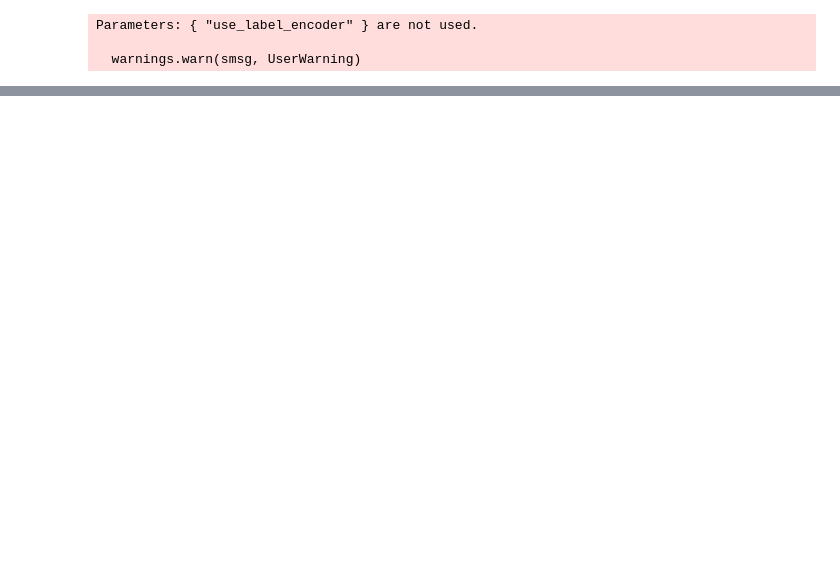
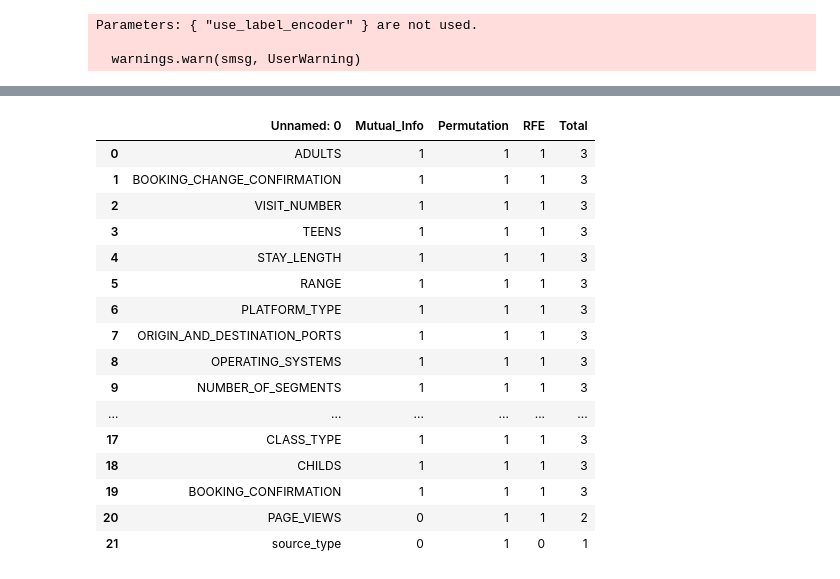
Before and after one commit to porimol/UB-LOT, a Jupyter notebook: feature_selection.ipynb, the cells around one changed output, grey strips where cells are left out. Saved outputs shown, nothing was run; the diff lists cells and outputs as text; code cells hidden in the pictures; blank space fills up the shorter version.

```diff
--- a/feature_selection.ipynb
+++ b/feature_selection.ipynb
@@ -541,0 +1125,21 @@ plot_normalized_feature_importance(feature_scores_dict)
+# %%
+df_features = pd.read_csv('Feature_Consensus_Table.csv')
+df_features
+# %% [output]
+|  | Unnamed: 0 | Mutual_Info | Permutation | RFE | Total |
+| 0 | ADULTS | 1 | 1 | 1 | 3 |
+| 1 | BOOKING_CHANGE_CONFIRMATION | 1 | 1 | 1 | 3 |
+| 2 | VISIT_NUMBER | 1 | 1 | 1 | 3 |
+| 3 | TEENS | 1 | 1 | 1 | 3 |
+| 4 | STAY_LENGTH | 1 | 1 | 1 | 3 |
+| 5 | RANGE | 1 | 1 | 1 | 3 |
+| 6 | PLATFORM_TYPE | 1 | 1 | 1 | 3 |
+| 7 | ORIGIN_AND_DESTINATION_PORTS | 1 | 1 | 1 | 3 |
+| 8 | OPERATING_SYSTEMS | 1 | 1 | 1 | 3 |
+| 9 | NUMBER_OF_SEGMENTS | 1 | 1 | 1 | 3 |
+| ... | ... | ... | ... | ... | ... |
+| 17 | CLASS_TYPE | 1 | 1 | 1 | 3 |
+| 18 | CHILDS | 1 | 1 | 1 | 3 |
+| 19 | BOOKING_CONFIRMATION | 1 | 1 | 1 | 3 |
+| 20 | PAGE_VIEWS | 0 | 1 | 1 | 2 |
+| 21 | source_type | 0 | 1 | 0 | 1 |
```
Also changed, not shown: parts of 34 cells of this notebook, 1 other file.
